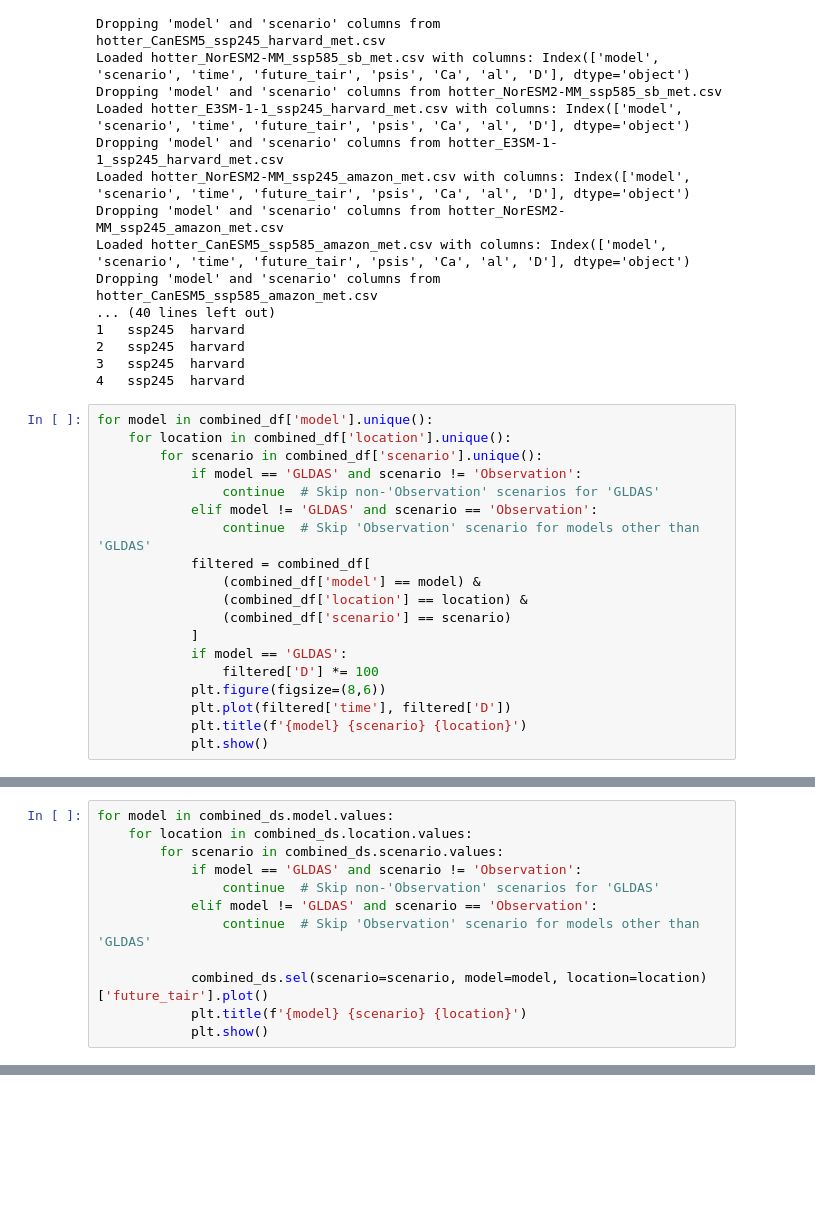
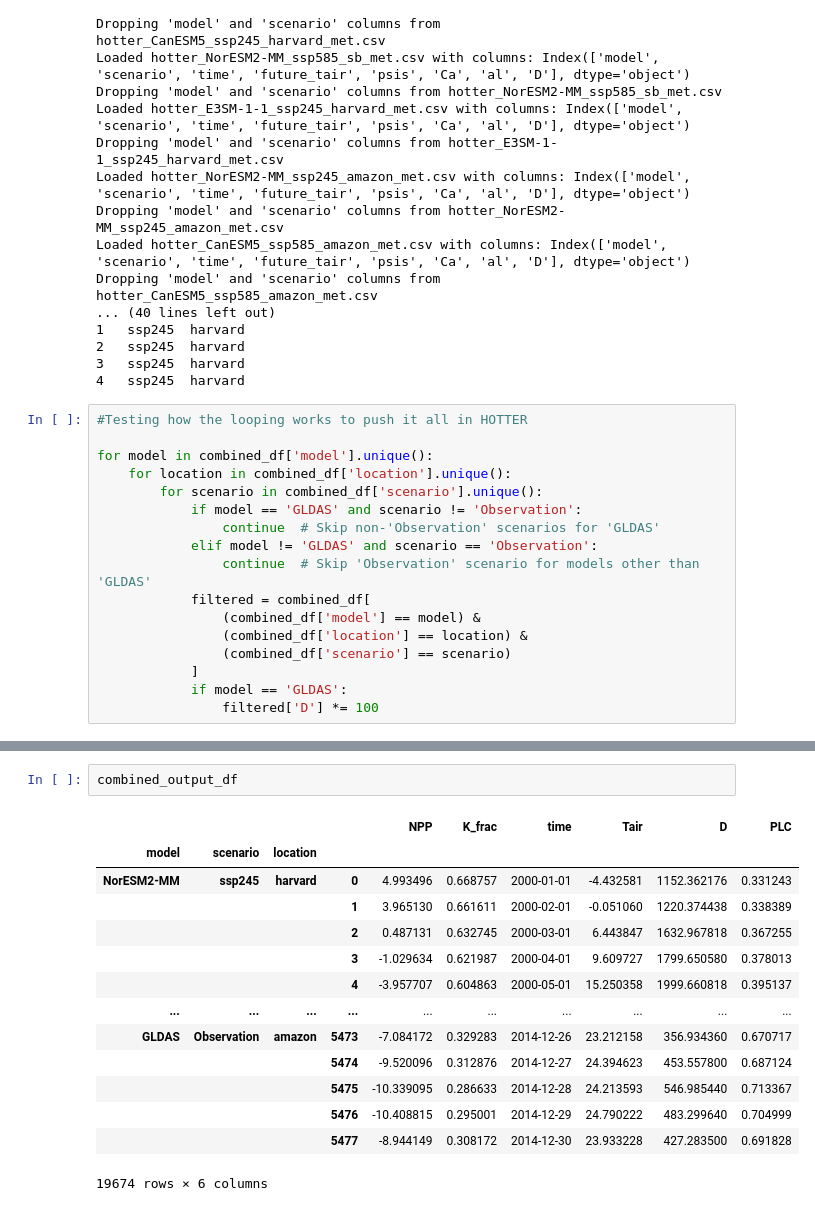
Before and after one commit to ShadmanAmin/CMIP_anomaly_HOTTER, a Jupyter notebook: cmip_classproject.ipynb, the cells around one changed output, grey strips where cells are left out. Saved outputs shown, nothing was run; the diff lists cells and outputs as text; blank space fills up the shorter version.

Commit message:
HOTTER ran with the met dfs

```diff
--- a/cmip_classproject.ipynb
+++ b/cmip_classproject.ipynb
@@ -925,6 +925,8 @@ Dropping 'model' and 'scenario' columns from hotter_CanESM5_ssp585_amazon_met.cs
 3   ssp245  harvard
 4   ssp245  harvard
 # %%
+#Testing how the looping works to push it all in HOTTER
+
 for model in combined_df['model'].unique():
     for location in combined_df['location'].unique():
         for scenario in combined_df['scenario'].unique():
@@ -939,7 +941,3 @@ for model in combined_df['model'].unique():
             ]
             if model == 'GLDAS':
                 filtered['D'] *= 100
-            plt.figure(figsize=(8,6))
-            plt.plot(filtered['time'], filtered['D'])
-            plt.title(f'{model} {scenario} {location}')
-            plt.show()
@@ -1002,12 +943,0 @@ xarray.core.dataarray.DataArray
-# %%
-for model in combined_ds.model.values:
-    for location in combined_ds.location.values:
-        for scenario in combined_ds.scenario.values:
-            if model == 'GLDAS' and scenario != 'Observation':
-                continue  # Skip non-'Observation' scenarios for 'GLDAS'
-            elif model != 'GLDAS' and scenario == 'Observation':
-                continue  # Skip 'Observation' scenario for models other than 'GLDAS'
-
-            combined_ds.sel(scenario=scenario, model=model, location=location)['future_tair'].plot()
-            plt.title(f'{model} {scenario} {location}')
-            plt.show()
@@ -1102,0 +1011,17 @@ KeyboardInterrupt:
+# %%
+combined_output_df
+# %% [output]
+|  |  |  |  | NPP | K_frac | time | Tair | D | PLC |
+| model | scenario | location |  |  |  |  |  |  |  |
+| NorESM2-MM | ssp245 | harvard | 0 | 4.993496 | 0.668757 | 2000-01-01 | -4.432581 | 1152.362176 | 0.331243 |
+|  |  |  | 1 | 3.965130 | 0.661611 | 2000-02-01 | -0.051060 | 1220.374438 | 0.338389 |
+|  |  |  | 2 | 0.487131 | 0.632745 | 2000-03-01 | 6.443847 | 1632.967818 | 0.367255 |
+|  |  |  | 3 | -1.029634 | 0.621987 | 2000-04-01 | 9.609727 | 1799.650580 | 0.378013 |
+|  |  |  | 4 | -3.957707 | 0.604863 | 2000-05-01 | 15.250358 | 1999.660818 | 0.395137 |
+| ... | ... | ... | ... | ... | ... | ... | ... | ... | ... |
+| GLDAS | Observation | amazon | 5473 | -7.084172 | 0.329283 | 2014-12-26 | 23.212158 | 356.934360 | 0.670717 |
+|  |  |  | 5474 | -9.520096 | 0.312876 | 2014-12-27 | 24.394623 | 453.557800 | 0.687124 |
+|  |  |  | 5475 | -10.339095 | 0.286633 | 2014-12-28 | 24.213593 | 546.985440 | 0.713367 |
+|  |  |  | 5476 | -10.408815 | 0.295001 | 2014-12-29 | 24.790222 | 483.299640 | 0.704999 |
+|  |  |  | 5477 | -8.944149 | 0.308172 | 2014-12-30 | 23.933228 | 427.283500 | 0.691828 |
+19674 rows × 6 columns
```
Also changed, not shown: parts of 6 cells of this notebook.
